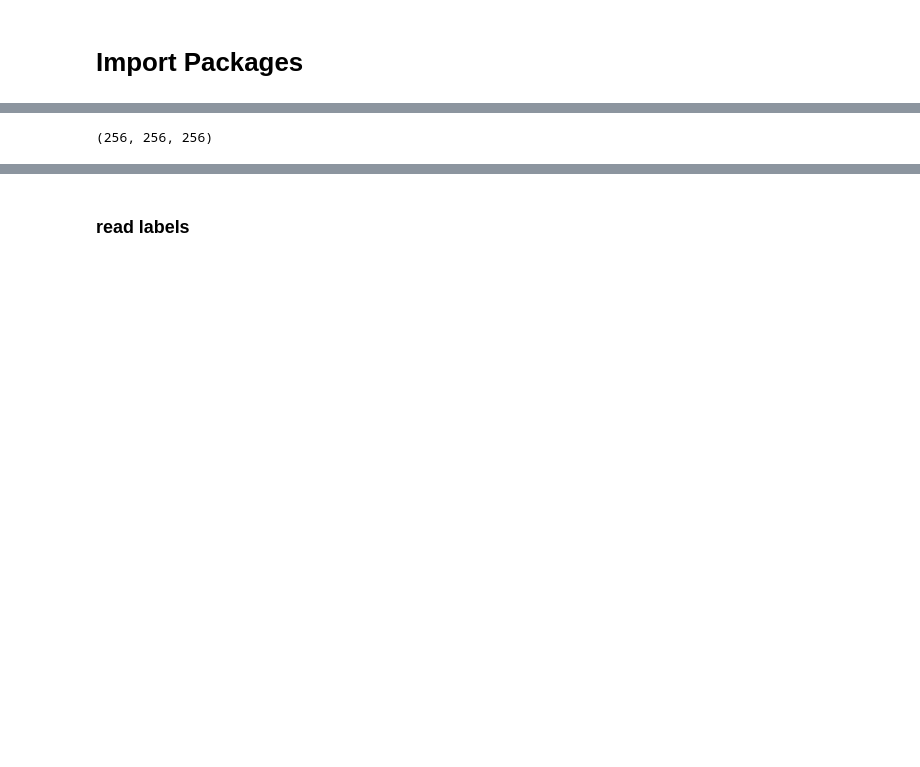
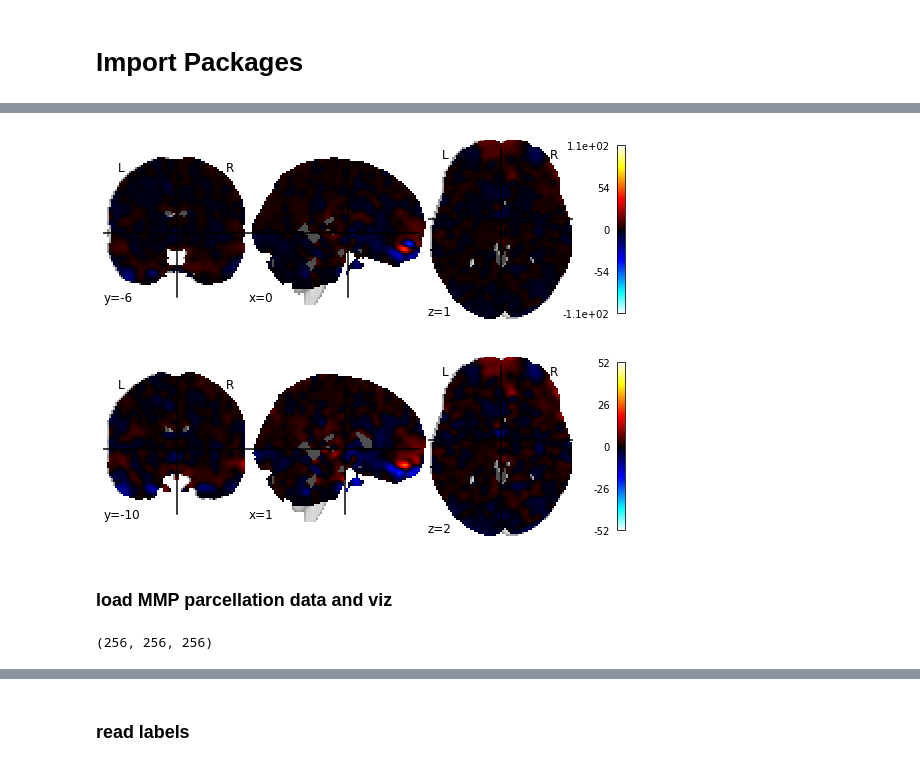
Before and after one commit to wq1701/rsfMRI, a Jupyter notebook: data_extraction.ipynb, the cells around one changed output, grey strips where cells are left out. Drawn from its saved outputs; the diff is of its cells as text; code cells hidden in the pictures; blank space fills up the shorter version.

```diff
--- a/data_extraction.ipynb
+++ b/data_extraction.ipynb
@@ -15 +34,13 @@ d4_data.shape
+# %%
+# looping on selected volumes
+selected_vol = image.index_img(d4_data, slice(3, 5))
+
+for img in image.iter_img(selected_vol):
+    # img is now an in-memory 3D img
+    plotting.plot_stat_map(img)
+# %% [output]
+[figure, added]
+[figure, added]
+# %% [markdown]
+### load MMP parcellation data and viz
 # %%
@@ -17,4 +48,4 @@ parc_data = nib.load("MMP_in_MNI_corr.nii.gz")
-# %%
-parc_data.shape
-# %% [output]
-(256, 256, 256)
+# %%
+print(image.load_img(parc_data).shape)
+# %% [output]
+(256, 256, 256)
```
Also changed, not shown: parts of 30 cells of this notebook, 1 other file.
